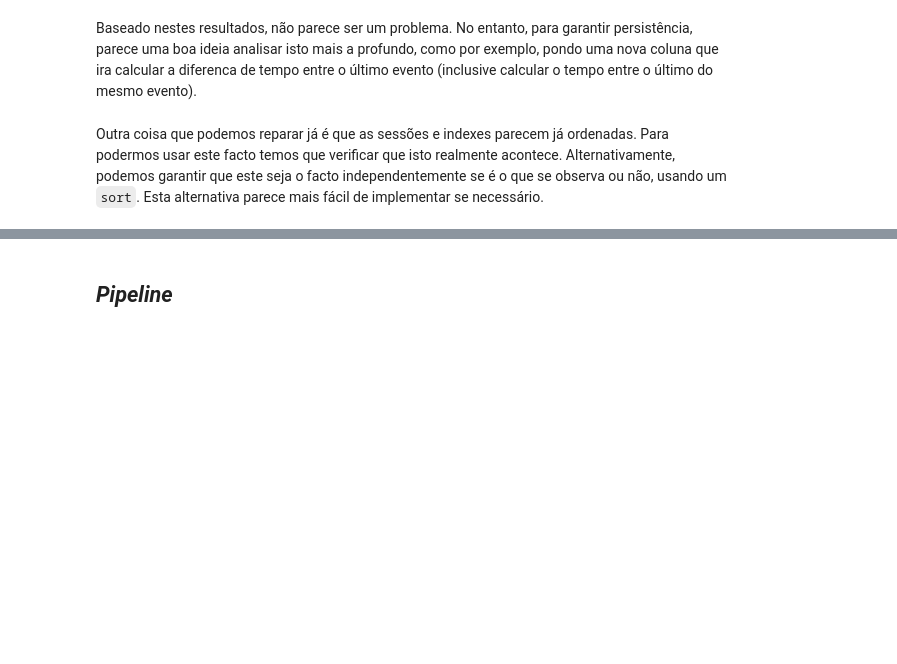
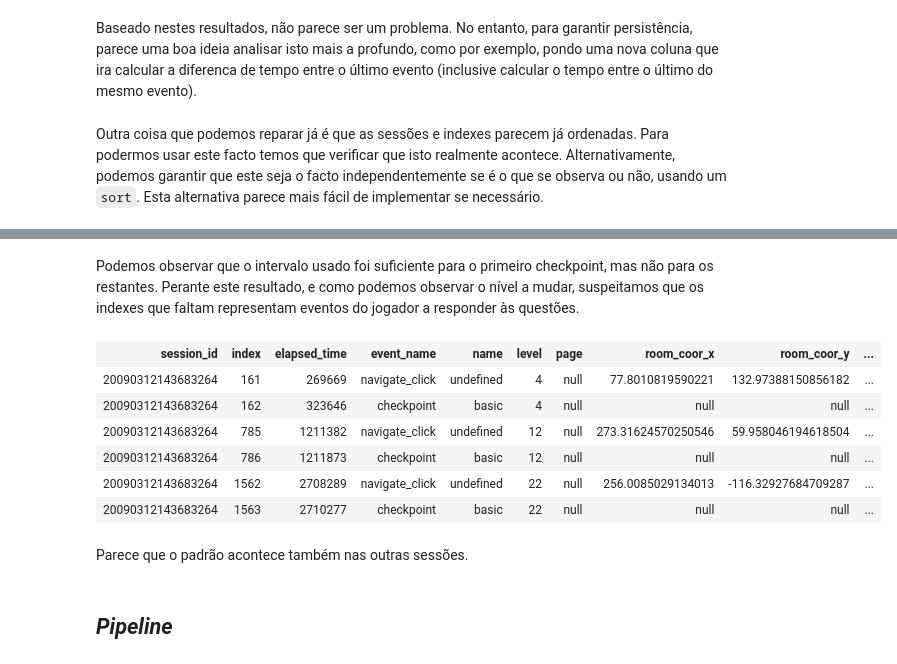
Before and after one commit to notPlancha/pbd, a Jupyter notebook: 1-formulacao.ipynb, the cells around one changed output, grey strips where cells are left out. Drawn from its saved outputs; the diff is of its cells as text; code cells hidden in the pictures; blank space fills up the shorter version.

```diff
--- a/1-formulacao.ipynb
+++ b/1-formulacao.ipynb
@@ -124,3 +248,22 @@ TODO resto das base de dados
+# %% [markdown]
+Podemos observar que o intervalo usado foi suficiente para o primeiro checkpoint, mas não para os restantes. Perante este resultado, e como podemos observar o nível a mudar, suspeitamos que os indexes que faltam representam eventos do jogador a responder às questões.
+# %%
+indexes = set()
+for i in df_test.filter('event_name == "checkpoint" AND session_id == "20090312143683264"').collect():
+    i = int(i["index"])
+    indexes.update({j for j in range(i-1, i+5)})
+
+df_test.filter('session_id == "20090312143683264"').filter(df_test["index"].isin(indexes))
+# %% [output]
+| session_id | index | elapsed_time | event_name | name | level | page | room_coor_x | room_coor_y | ... |
+| 20090312143683264 | 161 | 269669 | navigate_click | undefined | 4 | null | 77.8010819590221 | 132.97388150856182 | ... |
+| 20090312143683264 | 162 | 323646 | checkpoint | basic | 4 | null | null | null | ... |
+| 20090312143683264 | 785 | 1211382 | navigate_click | undefined | 12 | null | 273.31624570250546 | 59.958046194618504 | ... |
+| 20090312143683264 | 786 | 1211873 | checkpoint | basic | 12 | null | null | null | ... |
+| 20090312143683264 | 1562 | 2708289 | navigate_click | undefined | 22 | null | 256.0085029134013 | -116.32927684709287 | ... |
+| 20090312143683264 | 1563 | 2710277 | checkpoint | basic | 22 | null | null | null | ... |
+# %% [markdown]
+Parece que o padrão acontece também nas outras sessões.
 # %% [markdown]
 ## *Pipeline*
 # %% [markdown]
```
Also changed, not shown: parts of 22 cells of this notebook, 1 other file.
